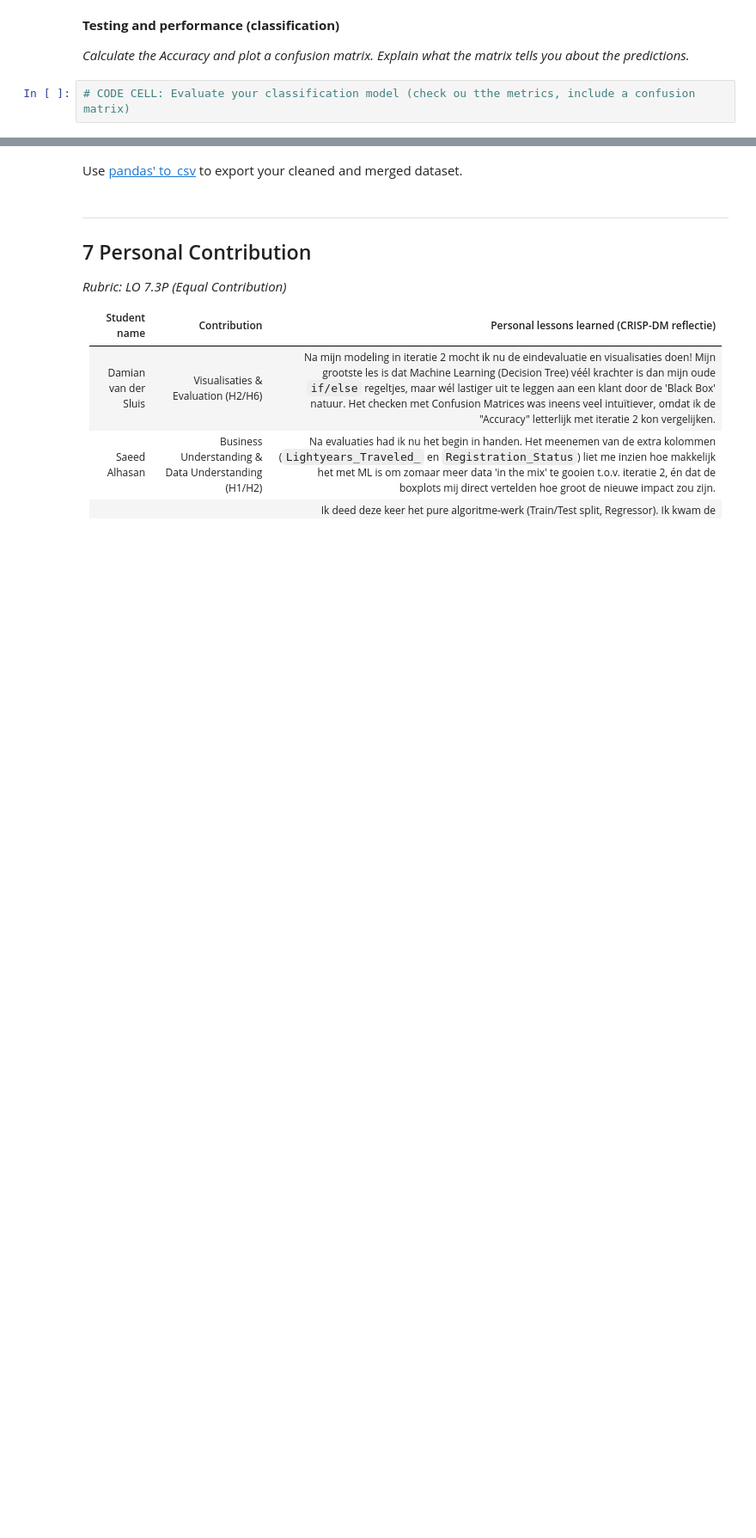
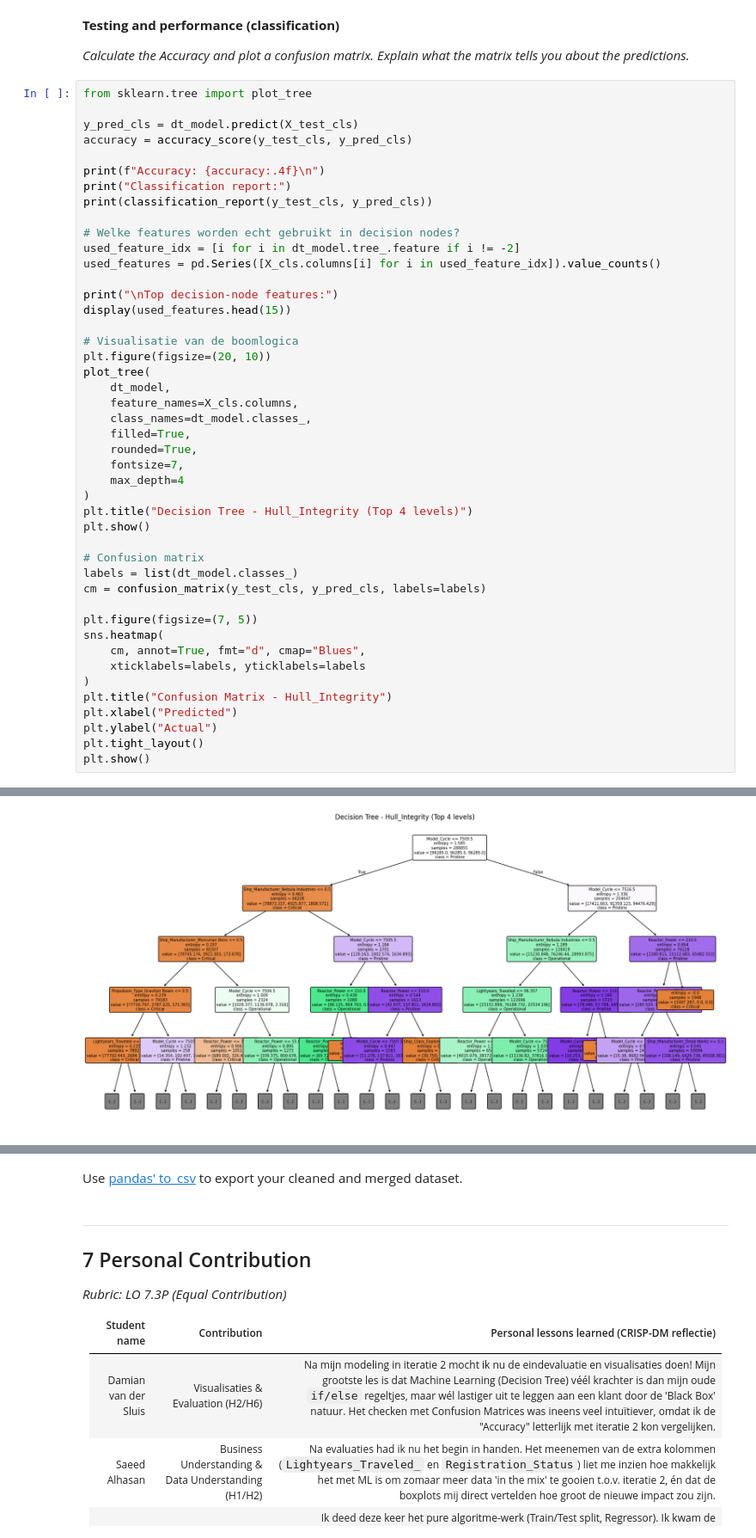
Before and after one commit to AchrafEAE/DDD, a Jupyter notebook: Iteratie3.ipynb, the cells around one changed output, grey strips where cells are left out. Shown at 86% size. Saved outputs shown, nothing was run; the diff lists cells and outputs as text; blank space fills up the shorter version.

```diff
--- a/Iteratie3.ipynb
+++ b/Iteratie3.ipynb
@@ -336,4 +456,48 @@ df.to_csv('iteratie3_clean.csv', index=False)
 
 *Calculate the Accuracy and plot a confusion matrix. Explain what the matrix tells you about the predictions.*
 # %%
-# CODE CELL: Evaluate your classification model (check ou tthe metrics, include a confusion matrix)
+from sklearn.tree import plot_tree
+
+y_pred_cls = dt_model.predict(X_test_cls)
+accuracy = accuracy_score(y_test_cls, y_pred_cls)
+
+print(f"Accuracy: {accuracy:.4f}\n")
+print("Classification report:")
+print(classification_report(y_test_cls, y_pred_cls))
+
+# Welke features worden echt gebruikt in decision nodes?
+used_feature_idx = [i for i in dt_model.tree_.feature if i != -2]
+used_features = pd.Series([X_cls.columns[i] for i in used_feature_idx]).value_counts()
+
+print("\nTop decision-node features:")
+display(used_features.head(15))
+
+# Visualisatie van de boomlogica
+plt.figure(figsize=(20, 10))
+plot_tree(
+    dt_model,
+    feature_names=X_cls.columns,
+    class_names=dt_model.classes_,
+    filled=True,
+    rounded=True,
+    fontsize=7,
+    max_depth=4
+)
+plt.title("Decision Tree - Hull_Integrity (Top 4 levels)")
+plt.show()
+
+# Confusion matrix
+labels = list(dt_model.classes_)
+cm = confusion_matrix(y_test_cls, y_pred_cls, labels=labels)
+
+plt.figure(figsize=(7, 5))
+sns.heatmap(
+    cm, annot=True, fmt="d", cmap="Blues",
+    xticklabels=labels, yticklabels=labels
+)
+plt.title("Confusion Matrix - Hull_Integrity")
+plt.xlabel("Predicted")
+plt.ylabel("Actual")
+plt.tight_layout()
+plt.show()
+# %% [output]
@@ -339,0 +535 @@ df.to_csv('iteratie3_clean.csv', index=False)
+[figure, added]
```
Also changed, not shown: parts of 9 cells of this notebook, 1 other file.
